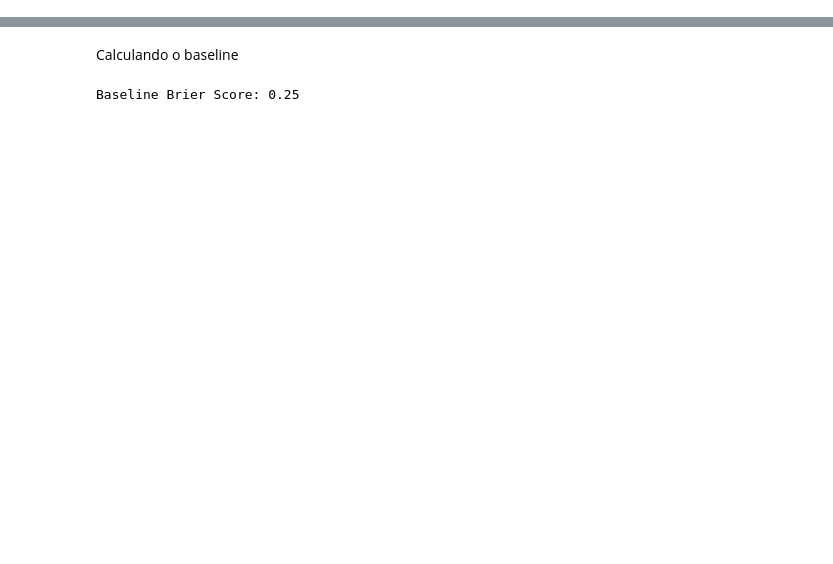
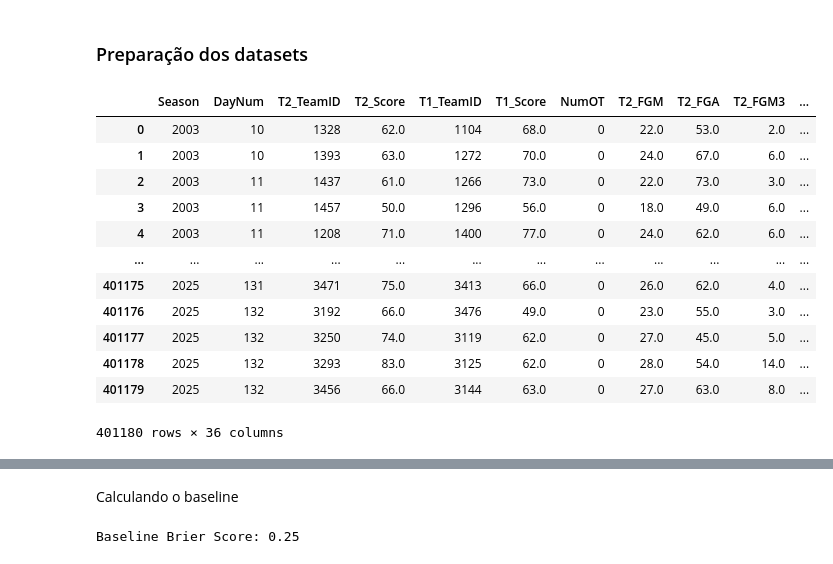
Before and after one commit to manel018/TP01-IC-Basketball-Forecasting, a Jupyter notebook: main.ipynb, the cells around one changed output, grey strips where cells are left out. Cells and saved outputs as stored; diff of their text form; code cells hidden in the pictures; blank space fills up the shorter version.

```diff
--- a/main.ipynb
+++ b/main.ipynb
@@ -2,0 +125,56 @@ Importações
+# %% [markdown]
+### Preparação dos datasets
+# %%
+
+def prepare_data(df):
+    """
+    Função para criar um dataset com as estatísticas de ambos os times em cada jogo
+    e a variável alvo "win" indicando se o time 1 venceu ou não
+    """
+    df = df[["Season", "DayNum", "LTeamID", "LScore", "WTeamID", "WScore", "NumOT",
+            "LFGM", "LFGA", "LFGM3", "LFGA3", "LFTM", "LFTA", "LOR", "LDR", "LAst", "LTO", "LStl", "LBlk", "LPF",
+            "WFGM", "WFGA", "WFGM3", "WFGA3", "WFTM", "WFTA", "WOR", "WDR", "WAst", "WTO", "WStl", "WBlk", "WPF"]]
+
+
+    # Ajuste das estatíticas por tempo de jogo, dado que jogos com prorrogação têm mais tempo para acumular estatísticas
+    adjot = (40 + 5 * df["NumOT"]) / 40 # Fator de proporção do tempo de jogo (40 minutos + 5 minutos por prorrogação)
+    adjcols = ["LScore", "WScore",
+               "LFGM", "LFGA", "LFGM3", "LFGA3", "LFTM", "LFTA", "LOR", "LDR", "LAst", "LTO", "LStl", "LBlk", "LPF",
+               "WFGM", "WFGA", "WFGM3", "WFGA3", "WFTM", "WFTA", "WOR", "WDR", "WAst", "WTO", "WStl", "WBlk", "WPF"]
+    for col in adjcols:
+        df[col] = df[col] / adjot
+
+    # Copiando o dataframe e criando uma versão "invertida" dos jogos, onde o time 1 é o time perdedor e o time 2 é o vencedor
+    dfswap = df.copy()
+    df.columns = [x.replace("W", "T1_").replace("L", "T2_") for x in list(df.columns)]
+    dfswap.columns = [x.replace("L", "T1_").replace("W", "T2_") for x in list(dfswap.columns)]
+
+    # Concatenando os dataframes para criar um dataset espelhado, onde cada jogo aparece duas vezes,
+    # uma vez com o time vencedor como time 1 e outra vez com o time perdedor como time 1
+    output = pd.concat([df, dfswap]).reset_index(drop=True)
+
+    # Criando features adicionais:
+    output["PointDiff"] = output["T1_Score"] - output["T2_Score"] # diferença de pontos
+    output["win"] = (output["PointDiff"] > 0) * 1                 # variável alvo: 1 se o time 1 venceu, 0 se perdeu
+    output["men_women"] = (output["T1_TeamID"].apply(lambda t: str(t).startswith("1"))) * 1  # 0: women, 1: men
+
+    return output
+
+regular_data = prepare_data(regular_results)
+tourney_data = prepare_data(tourney_results)
+# %%
+regular_data
+# %% [output]
+|  | Season | DayNum | T2_TeamID | T2_Score | T1_TeamID | T1_Score | NumOT | T2_FGM | T2_FGA | T2_FGM3 | ... |
+| 0 | 2003 | 10 | 1328 | 62.0 | 1104 | 68.0 | 0 | 22.0 | 53.0 | 2.0 | ... |
+| 1 | 2003 | 10 | 1393 | 63.0 | 1272 | 70.0 | 0 | 24.0 | 67.0 | 6.0 | ... |
+| 2 | 2003 | 11 | 1437 | 61.0 | 1266 | 73.0 | 0 | 22.0 | 73.0 | 3.0 | ... |
+| 3 | 2003 | 11 | 1457 | 50.0 | 1296 | 56.0 | 0 | 18.0 | 49.0 | 6.0 | ... |
+| 4 | 2003 | 11 | 1208 | 71.0 | 1400 | 77.0 | 0 | 24.0 | 62.0 | 6.0 | ... |
+| ... | ... | ... | ... | ... | ... | ... | ... | ... | ... | ... | ... |
+| 401175 | 2025 | 131 | 3471 | 75.0 | 3413 | 66.0 | 0 | 26.0 | 62.0 | 4.0 | ... |
+| 401176 | 2025 | 132 | 3192 | 66.0 | 3476 | 49.0 | 0 | 23.0 | 55.0 | 3.0 | ... |
+| 401177 | 2025 | 132 | 3250 | 74.0 | 3119 | 62.0 | 0 | 27.0 | 45.0 | 5.0 | ... |
+| 401178 | 2025 | 132 | 3293 | 83.0 | 3125 | 62.0 | 0 | 28.0 | 54.0 | 14.0 | ... |
+| 401179 | 2025 | 132 | 3456 | 66.0 | 3144 | 63.0 | 0 | 27.0 | 63.0 | 8.0 | ... |
+401180 rows × 36 columns
```
Also changed, not shown: parts of 46 cells of this notebook.
